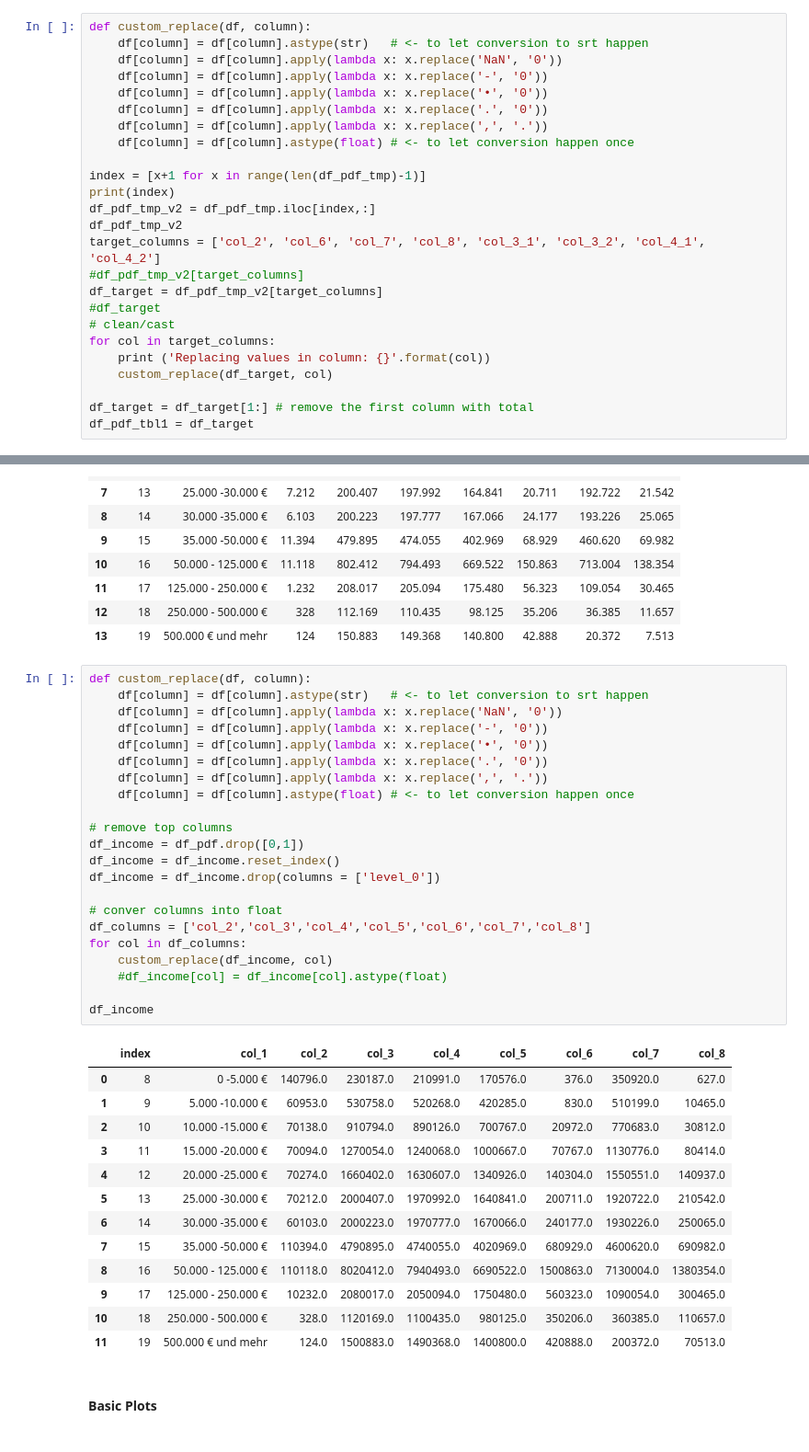
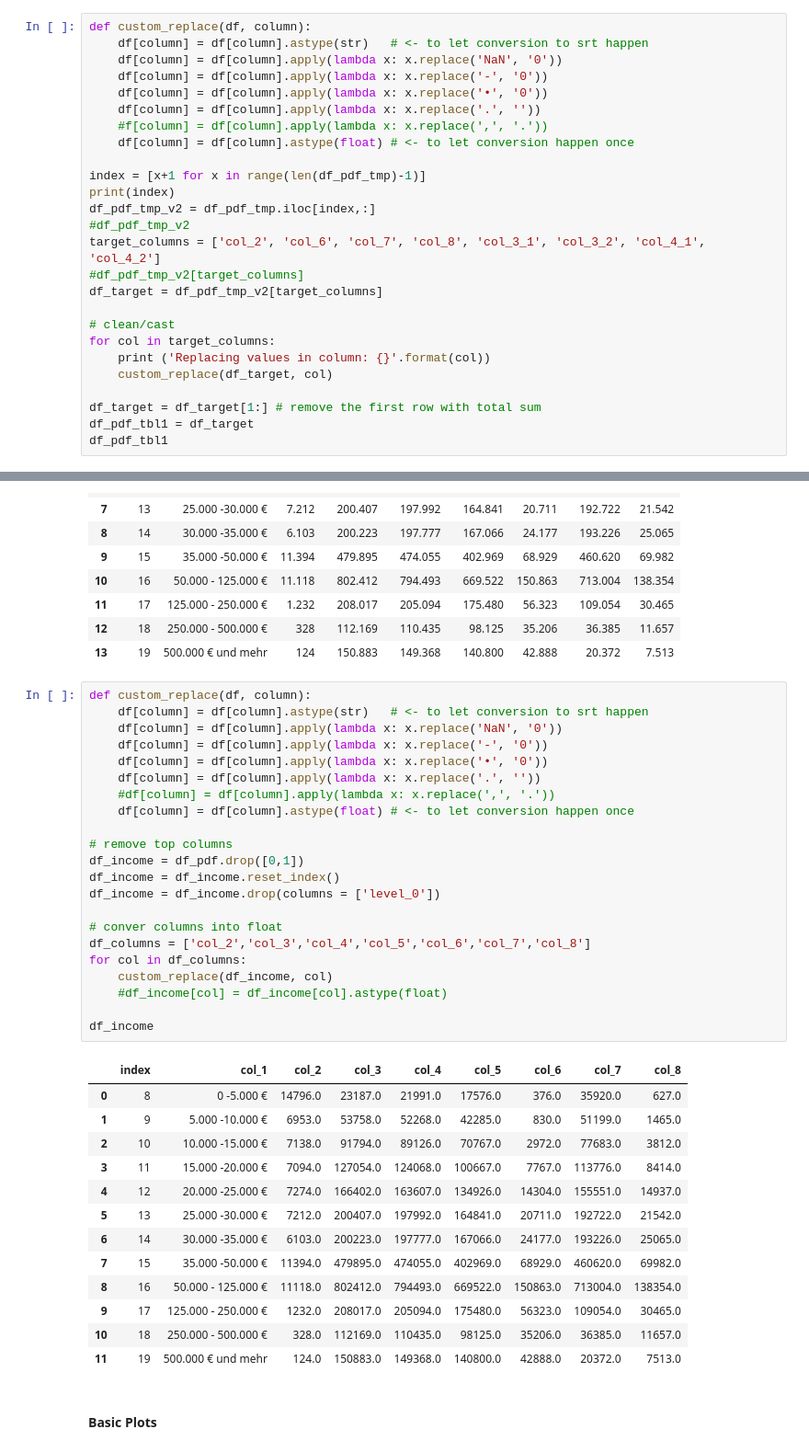
Before and after one commit to vdmitriyev/data-analysis-notebooks, a Jupyter notebook: data-in-pdf-tables/pdf-tables-converter-and-analysis.ipynb, the cells around one changed output, grey strips where cells are left out. Shown: that part at 92% size. Saved outputs shown, nothing was run; the diff lists cells and outputs as text.

```diff
--- a/data-in-pdf-tables/pdf-tables-converter-and-analysis.ipynb
+++ b/data-in-pdf-tables/pdf-tables-converter-and-analysis.ipynb
@@ -153,25 +153,26 @@ def custom_replace(df, column):
     df[column] = df[column].apply(lambda x: x.replace('NaN', '0'))
     df[column] = df[column].apply(lambda x: x.replace('-', '0'))
     df[column] = df[column].apply(lambda x: x.replace('•', '0'))
-    df[column] = df[column].apply(lambda x: x.replace('.', '0'))
-    df[column] = df[column].apply(lambda x: x.replace(',', '.'))
+    df[column] = df[column].apply(lambda x: x.replace('.', ''))
+    #f[column] = df[column].apply(lambda x: x.replace(',', '.'))
     df[column] = df[column].astype(float) # <- to let conversion happen once
 
 index = [x+1 for x in range(len(df_pdf_tmp)-1)]
 print(index)
 df_pdf_tmp_v2 = df_pdf_tmp.iloc[index,:]
-df_pdf_tmp_v2
+#df_pdf_tmp_v2
 target_columns = ['col_2', 'col_6', 'col_7', 'col_8', 'col_3_1', 'col_3_2', 'col_4_1', 'col_4_2']
 #df_pdf_tmp_v2[target_columns]
 df_target = df_pdf_tmp_v2[target_columns]
-#df_target
+
 # clean/cast
 for col in target_columns:
     print ('Replacing values in column: {}'.format(col))
     custom_replace(df_target, col)
 
-df_target = df_target[1:] # remove the first column with total
+df_target = df_target[1:] # remove the first row with total sum
 df_pdf_tbl1 = df_target
+df_pdf_tbl1
 # %% [output]
 [1, 2, 3, 4, 5, 6, 7, 8, 9, 10, 11, 12]
 Replacing values in column: col_2
@@ -238,38 +279,38 @@ df_pdf
 # %%
 def custom_replace(df, column):
     df[column] = df[column].astype(str)   # <- to let conversion to srt happen
     df[column] = df[column].apply(lambda x: x.replace('NaN', '0'))
     df[column] = df[column].apply(lambda x: x.replace('-', '0'))
     df[column] = df[column].apply(lambda x: x.replace('•', '0'))
-    df[column] = df[column].apply(lambda x: x.replace('.', '0'))
-    df[column] = df[column].apply(lambda x: x.replace(',', '.'))
+    df[column] = df[column].apply(lambda x: x.replace('.', ''))
+    #df[column] = df[column].apply(lambda x: x.replace(',', '.'))
     df[column] = df[column].astype(float) # <- to let conversion happen once
 
 # remove top columns
 df_income = df_pdf.drop([0,1])
 df_income = df_income.reset_index()
 df_income = df_income.drop(columns = ['level_0'])
 
 # conver columns into float
 df_columns = ['col_2','col_3','col_4','col_5','col_6','col_7','col_8']
 for col in df_columns:
     custom_replace(df_income, col)
     #df_income[col] = df_income[col].astype(float)
 
 df_income
 # %% [output]
 |  | index | col_1 | col_2 | col_3 | col_4 | col_5 | col_6 | col_7 | col_8 |
-| 0 | 8 | 0 -5.000 € | 140796.0 | 230187.0 | 210991.0 | 170576.0 | 376.0 | 350920.0 | 627.0 |
-| 1 | 9 | 5.000 -10.000 € | 60953.0 | 530758.0 | 520268.0 | 420285.0 | 830.0 | 510199.0 | 10465.0 |
-| 2 | 10 | 10.000 -15.000 € | 70138.0 | 910794.0 | 890126.0 | 700767.0 | 20972.0 | 770683.0 | 30812.0 |
-| 3 | 11 | 15.000 -20.000 € | 70094.0 | 1270054.0 | 1240068.0 | 1000667.0 | 70767.0 | 1130776.0 | 80414.0 |
-| 4 | 12 | 20.000 -25.000 € | 70274.0 | 1660402.0 | 1630607.0 | 1340926.0 | 140304.0 | 1550551.0 | 140937.0 |
-| 5 | 13 | 25.000 -30.000 € | 70212.0 | 2000407.0 | 1970992.0 | 1640841.0 | 200711.0 | 1920722.0 | 210542.0 |
-| 6 | 14 | 30.000 -35.000 € | 60103.0 | 2000223.0 | 1970777.0 | 1670066.0 | 240177.0 | 1930226.0 | 250065.0 |
-| 7 | 15 | 35.000 -50.000 € | 110394.0 | 4790895.0 | 4740055.0 | 4020969.0 | 680929.0 | 4600620.0 | 690982.0 |
-| 8 | 16 | 50.000 - 125.000 € | 110118.0 | 8020412.0 | 7940493.0 | 6690522.0 | 1500863.0 | 7130004.0 | 1380354.0 |
-| 9 | 17 | 125.000 - 250.000 € | 10232.0 | 2080017.0 | 2050094.0 | 1750480.0 | 560323.0 | 1090054.0 | 300465.0 |
-| 10 | 18 | 250.000 - 500.000 € | 328.0 | 1120169.0 | 1100435.0 | 980125.0 | 350206.0 | 360385.0 | 110657.0 |
-| 11 | 19 | 500.000 € und mehr | 124.0 | 1500883.0 | 1490368.0 | 1400800.0 | 420888.0 | 200372.0 | 70513.0 |
+| 0 | 8 | 0 -5.000 € | 14796.0 | 23187.0 | 21991.0 | 17576.0 | 376.0 | 35920.0 | 627.0 |
+| 1 | 9 | 5.000 -10.000 € | 6953.0 | 53758.0 | 52268.0 | 42285.0 | 830.0 | 51199.0 | 1465.0 |
+| 2 | 10 | 10.000 -15.000 € | 7138.0 | 91794.0 | 89126.0 | 70767.0 | 2972.0 | 77683.0 | 3812.0 |
+| 3 | 11 | 15.000 -20.000 € | 7094.0 | 127054.0 | 124068.0 | 100667.0 | 7767.0 | 113776.0 | 8414.0 |
+| 4 | 12 | 20.000 -25.000 € | 7274.0 | 166402.0 | 163607.0 | 134926.0 | 14304.0 | 155551.0 | 14937.0 |
+| 5 | 13 | 25.000 -30.000 € | 7212.0 | 200407.0 | 197992.0 | 164841.0 | 20711.0 | 192722.0 | 21542.0 |
+| 6 | 14 | 30.000 -35.000 € | 6103.0 | 200223.0 | 197777.0 | 167066.0 | 24177.0 | 193226.0 | 25065.0 |
+| 7 | 15 | 35.000 -50.000 € | 11394.0 | 479895.0 | 474055.0 | 402969.0 | 68929.0 | 460620.0 | 69982.0 |
+| 8 | 16 | 50.000 - 125.000 € | 11118.0 | 802412.0 | 794493.0 | 669522.0 | 150863.0 | 713004.0 | 138354.0 |
+| 9 | 17 | 125.000 - 250.000 € | 1232.0 | 208017.0 | 205094.0 | 175480.0 | 56323.0 | 109054.0 | 30465.0 |
+| 10 | 18 | 250.000 - 500.000 € | 328.0 | 112169.0 | 110435.0 | 98125.0 | 35206.0 | 36385.0 | 11657.0 |
+| 11 | 19 | 500.000 € und mehr | 124.0 | 150883.0 | 149368.0 | 140800.0 | 42888.0 | 20372.0 | 7513.0 |
 # %% [markdown]
 #### Basic Plots
```
Also changed, not shown: parts of 12 cells of this notebook, 2 other files.
